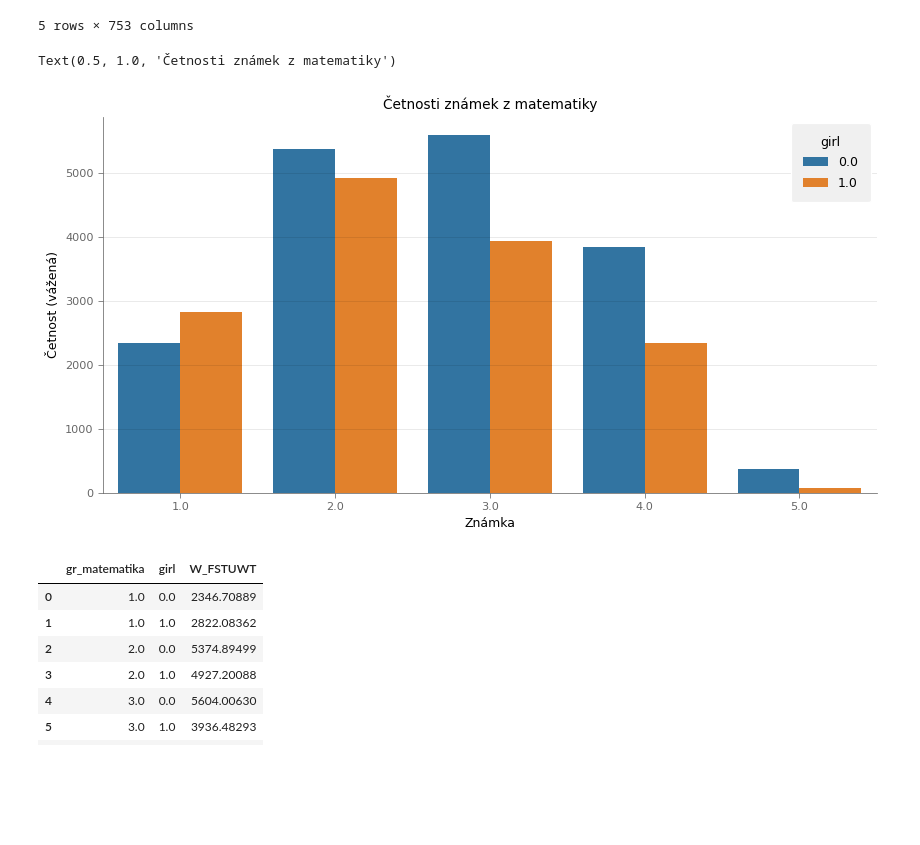
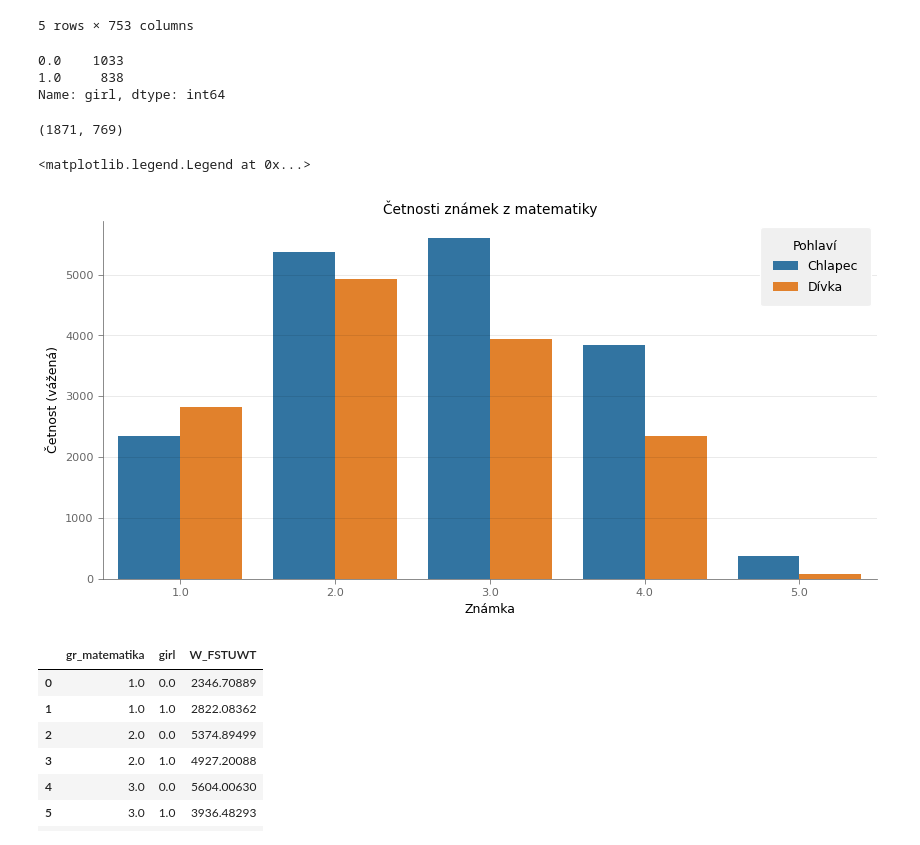
Before and after one commit to protivinsky/idea, a Jupyter notebook: 2022-04-28_prisnost-PISA-18-v7.ipynb, the cells around one changed output. Cells and saved outputs as stored; diff of their text form; code cells hidden in the pictures; blank space fills up the shorter version.

```diff
--- a/2022-04-28_prisnost-PISA-18-v7.ipynb
+++ b/2022-04-28_prisnost-PISA-18-v7.ipynb
@@ -130,11 +131,25 @@ df.head()
 | 3 | 20306750 | 20300002 | 203 | CZE0606 | 1 | 9 | 6 | 2002 | 2 | ... |
 | 4 | 20304622 | 20300002 | 203 | CZE0606 | 1 | 9 | 5 | 2002 | 2 | ... |
 5 rows × 753 columns
+# %%
+df['girl'].value_counts()
+# %% [output]
+0.0    1033
+1.0     838
+Name: girl, dtype: int64
+# %%
+df.shape
+# %% [output]
+(1871, 769)
+# %%
+plt.rcParams['figure.subplot.top'] = 0.92
 # %%
 foo = df.groupby(['gr_matematika', 'girl'])['W_FSTUWT'].sum().reset_index()
 ax = sns.barplot(x='gr_matematika', y='W_FSTUWT', hue='girl', data=foo)
 ax.set(xlabel='Známka', ylabel='Četnost (vážená)')
 ax.set_title('Četnosti známek z matematiky')
+handles, _ = ax.get_legend_handles_labels()
+ax.legend(handles, ['Chlapec', 'Dívka'], title='Pohlaví')
 # %% [output]
-Text(0.5, 1.0, 'Četnosti známek z matematiky')
+<matplotlib.legend.Legend at 0x...>
-[figure, old version]
+[figure, new version]
```
Also changed, not shown: parts of 136 cells of this notebook.
